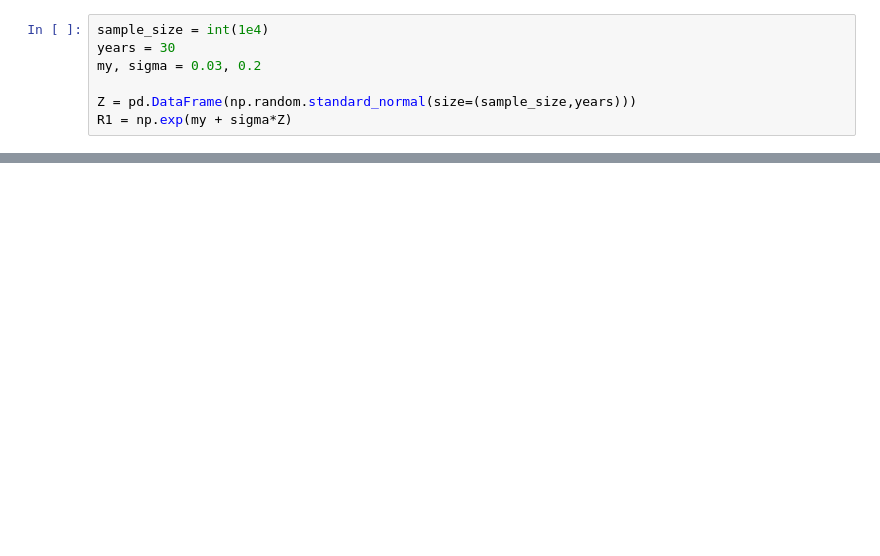
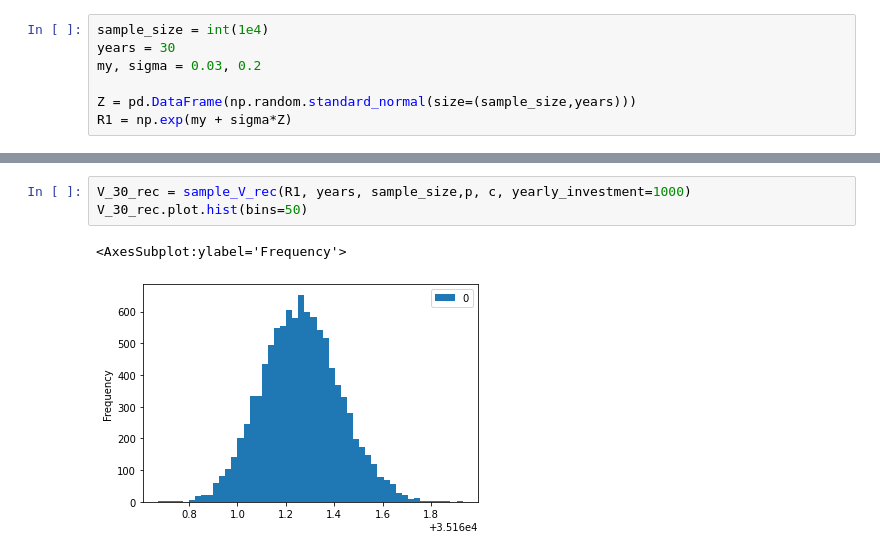
Before and after one commit to taariqnazar/Risk_management, a Jupyter notebook: HW2.ipynb, the cells around one changed output, grey strips where cells are left out. Cells and saved outputs as stored; diff of their text form; blank space fills up the shorter version.

```diff
--- a/HW2.ipynb
+++ b/HW2.ipynb
@@ -72,3 +93,9 @@ V_30.plot.hist(bins=50)
+# %%
+V_30_rec = sample_V_rec(R1, years, sample_size,p, c, yearly_investment=1000)
+V_30_rec.plot.hist(bins=50)
+# %% [output]
+<AxesSubplot:ylabel='Frequency'>
+[figure, added]
 # %%
 r_bar = 0.005
 
```
Also changed, not shown: parts of 5 cells of this notebook.
